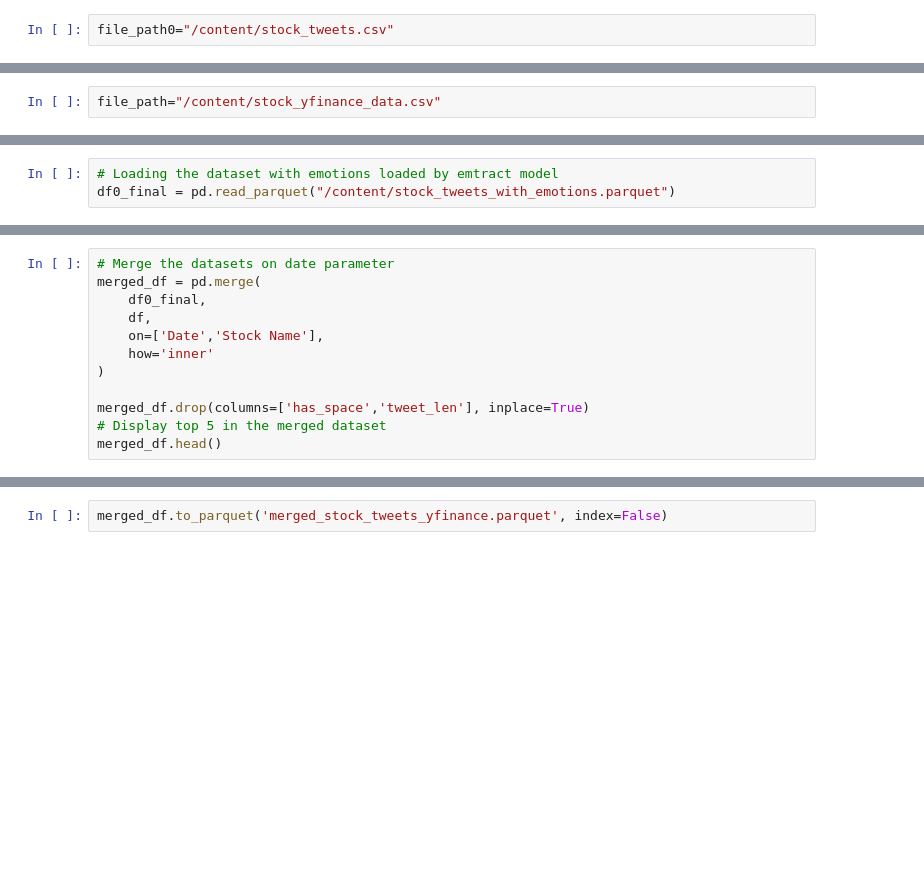
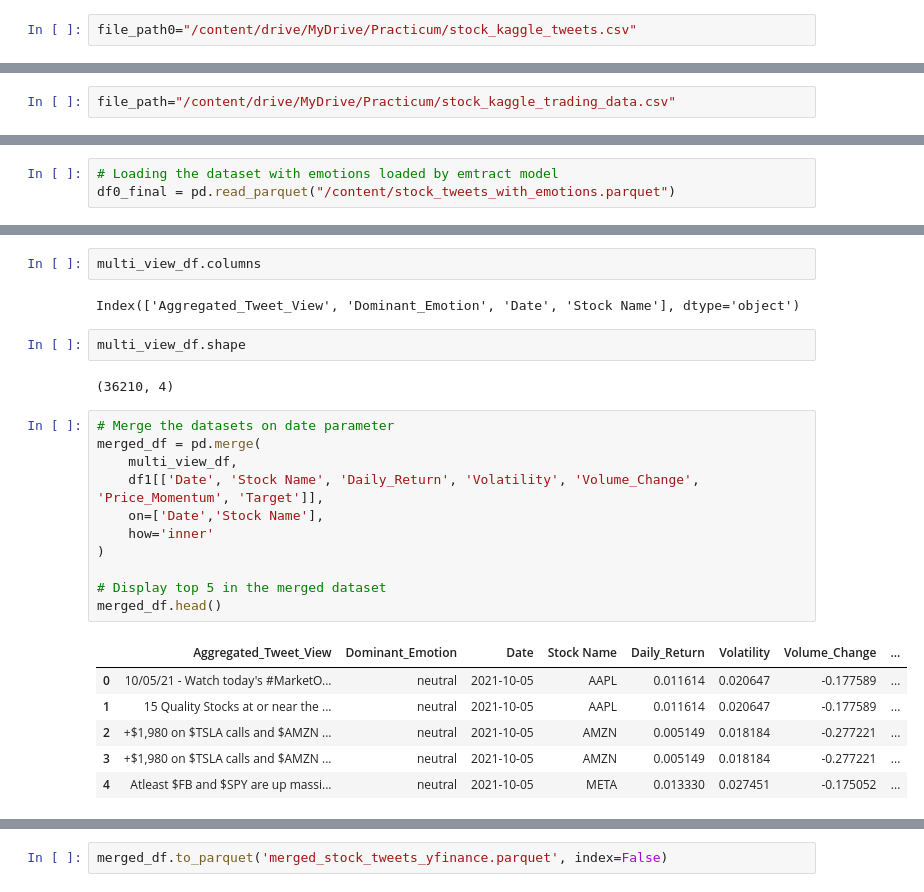
Before and after one commit to Abhinav0909/Stock-Prediction-using-Contrastive-Learning, a Jupyter notebook: Stock Prediction.ipynb, the cells around one changed output, grey strips where cells are left out. Saved outputs shown, nothing was run; the diff lists cells and outputs as text; blank space fills up the shorter version.

```diff
--- a/Stock Prediction.ipynb
+++ b/Stock Prediction.ipynb
@@ -24,7 +53,7 @@ import gc
 # %% [markdown]
 ##### Data Loading of Stock tweets data
 # %%
-file_path0="/content/stock_tweets.csv"
+file_path0="/content/drive/MyDrive/Practicum/stock_kaggle_tweets.csv"
 # %%
 df0 = pd.read_csv(file_path0)
 df0.head()
@@ -49,7 +123,7 @@ print(df0['Date'].sort_values(ascending=False).head(5))
 # %% [markdown]
 ##### Data Loading of Stock OHCLV data
 # %%
-file_path="/content/stock_yfinance_data.csv"
+file_path="/content/drive/MyDrive/Practicum/stock_kaggle_trading_data.csv"
 # %%
 df = pd.read_csv(file_path)
 df.head()
@@ -696,15 +1204,29 @@ df0_final.info()
+# %%
+multi_view_df.columns
+# %% [output]
+Index(['Aggregated_Tweet_View', 'Dominant_Emotion', 'Date', 'Stock Name'], dtype='object')
+# %%
+multi_view_df.shape
+# %% [output]
+(36210, 4)
 # %%
 # Merge the datasets on date parameter
 merged_df = pd.merge(
-    df0_final,
-    df,
+    multi_view_df,
+    df1[['Date', 'Stock Name', 'Daily_Return', 'Volatility', 'Volume_Change', 'Price_Momentum', 'Target']],
     on=['Date','Stock Name'],
     how='inner'
 )
 
-merged_df.drop(columns=['has_space','tweet_len'], inplace=True)
 # Display top 5 in the merged dataset
 merged_df.head()
+# %% [output]
+|  | Aggregated_Tweet_View | Dominant_Emotion | Date | Stock Name | Daily_Return | Volatility | Volume_Change | ... |
+| 0 | 10/05/21 - Watch today's #MarketO... | neutral | 2021-10-05 | AAPL | 0.011614 | 0.020647 | -0.177589 | ... |
+| 1 | 15 Quality Stocks at or near the ... | neutral | 2021-10-05 | AAPL | 0.011614 | 0.020647 | -0.177589 | ... |
+| 2 | +$1,980 on $TSLA calls and $AMZN ... | neutral | 2021-10-05 | AMZN | 0.005149 | 0.018184 | -0.277221 | ... |
+| 3 | +$1,980 on $TSLA calls and $AMZN ... | neutral | 2021-10-05 | AMZN | 0.005149 | 0.018184 | -0.277221 | ... |
+| 4 | Atleast $FB and $SPY are up massi... | neutral | 2021-10-05 | META | 0.013330 | 0.027451 | -0.175052 | ... |
 # %%
 # Display the columns in merged dataset
 merged_df.columns
```
Also changed, not shown: parts of 73 cells of this notebook.
